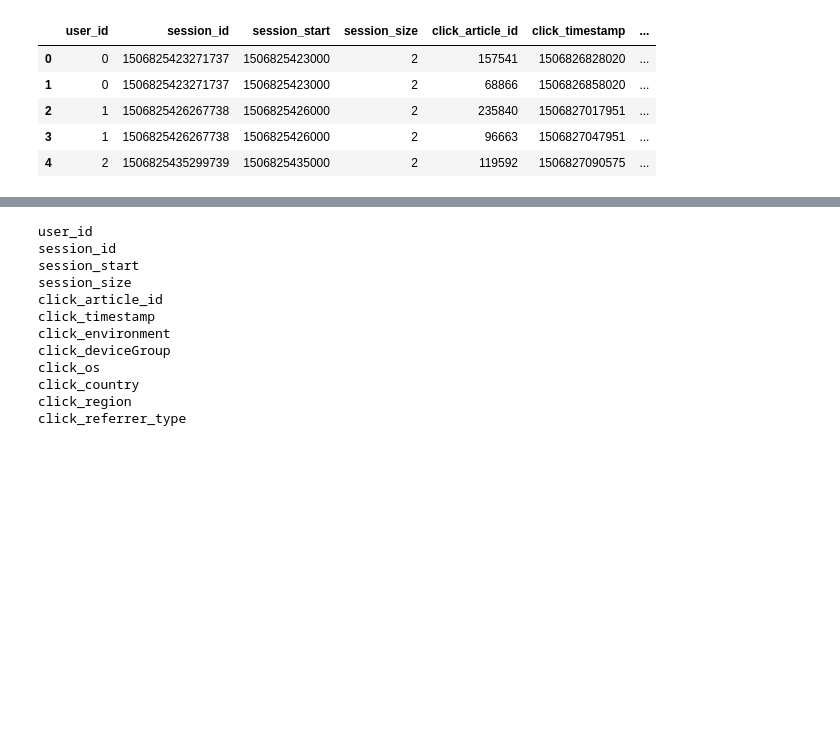
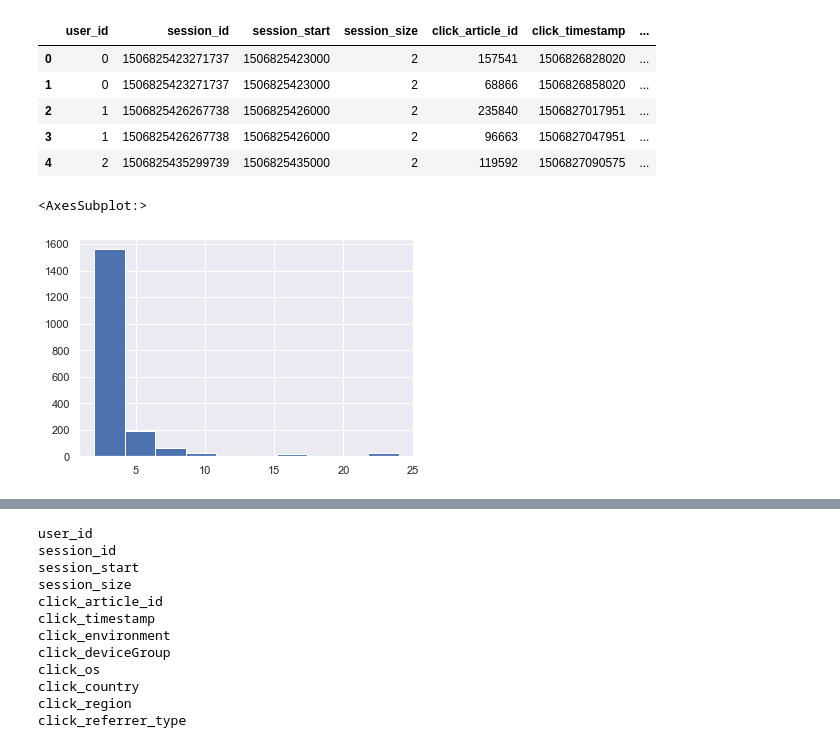
Before and after one commit to AntoninGarret/P9-Logo-Recommandation, a Jupyter notebook: Recommendation.ipynb, the cells around one changed output, grey strips where cells are left out. Drawn from its saved outputs; the diff is of its cells as text; code cells hidden in the pictures; blank space fills up the shorter version.

```diff
--- a/Recommendation.ipynb
+++ b/Recommendation.ipynb
@@ -141,0 +144,5 @@ clicks_samp_df.head(5)
+# %%
+clicks_samp_df.session_size.hist()
+# %% [output]
+<AxesSubplot:>
+[figure, added]
```
Also changed, not shown: parts of 45 cells of this notebook, 2 other files.
